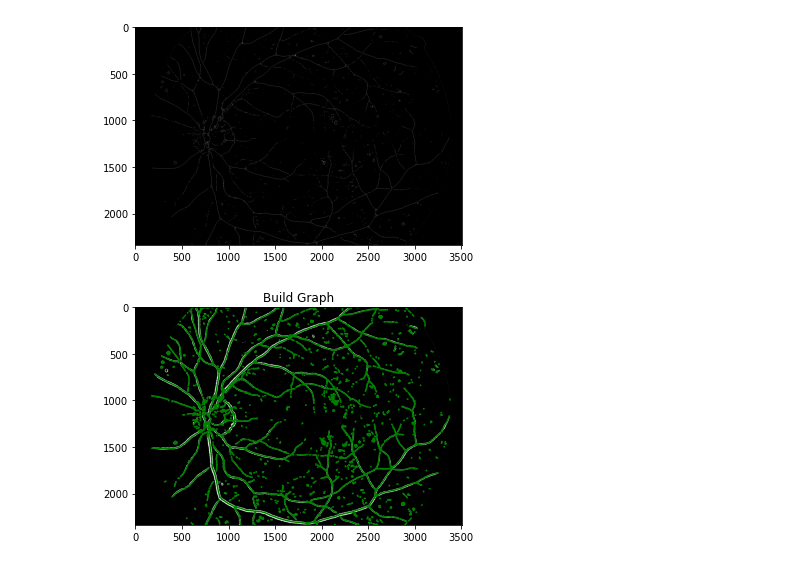
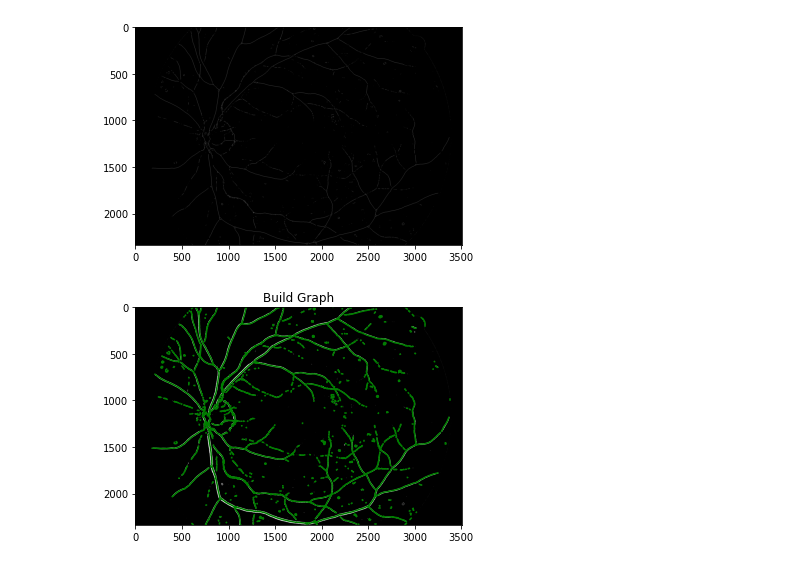
Before and after one commit to MerlinSchoose/imed2, a Jupyter notebook: Segmentation.ipynb, the cells around one changed output. Drawn from its saved outputs; the diff is of its cells as text; code cells hidden in the pictures.

Commit message:
Tweaks on sigma values. Automatic thresholding with Li

```diff
--- a/Segmentation.ipynb
+++ b/Segmentation.ipynb
@@ -58,3 +59,3 @@ nb_img = 1
 # %%
-frangis = np.array([skimage.filters.frangi(img, sigmas=range(1, 15, 1), alpha=.5, beta=.1, gamma=15) for img in img_dataset[:nb_img]])
+frangis = np.array([skimage.filters.frangi(img, sigmas=np.arange(1, 9, 1), alpha=.5, beta=.25, gamma=15) for img in img_dataset[:nb_img]])
 print(frangis.shape)
@@ -62,0 +62,2 @@ print(frangis.shape)
+# %%
+masked_frangis = np.array([np.where(mask_dataset[i], frangis[i], 0) for i in range(nb_img)])
@@ -63,4 +67,3 @@ print(frangis.shape)
 # %%
-threshold = 1e-7
-masked_frangis = np.array([np.where(mask_dataset[i] & (frangis[i] > threshold), 1, 0) for i in range(nb_img)])
+thresholded_frangis = np.array([np.where(masked_frangis[i] > skimage.filters.threshold_li(masked_frangis[i]), 1, 0) for i in range(nb_img)])
 # %%
@@ -101,7 +99,7 @@ plt.show()
 # %% [output]
 [figure]
 # %%
-skels_frangis = np.array([skimage.morphology.skeletonize(img) for img in masked_frangis[:nb_img]])
+skels_frangis = np.array([skimage.morphology.skeletonize(img) for img in thresholded_frangis[:nb_img]])
 
 plt.imshow(skels_frangis[0], cmap=plt.cm.gray)
 plt.show()
@@ -110,13 +108,13 @@ plt.show()
 # %%
 graphs_frangis = [sknw.build_sknw(skel) for skel in skels_frangis]
 # %%
-plt.imshow(masked_frangis[0], cmap=plt.cm.gray)
+plt.imshow(thresholded_frangis[0], cmap=plt.cm.gray)
 
 for (s, e) in graphs_frangis[0].edges():
     ps = graphs_frangis[0][s][e]['pts']
     plt.plot(ps[:, 1], ps[:, 0], 'green')
 
 plt.title('Build Graph')
 plt.show()
 # %% [output]
-[figure, old version]
+[figure, new version]
```
Also changed, not shown: parts of 7 cells of this notebook.
